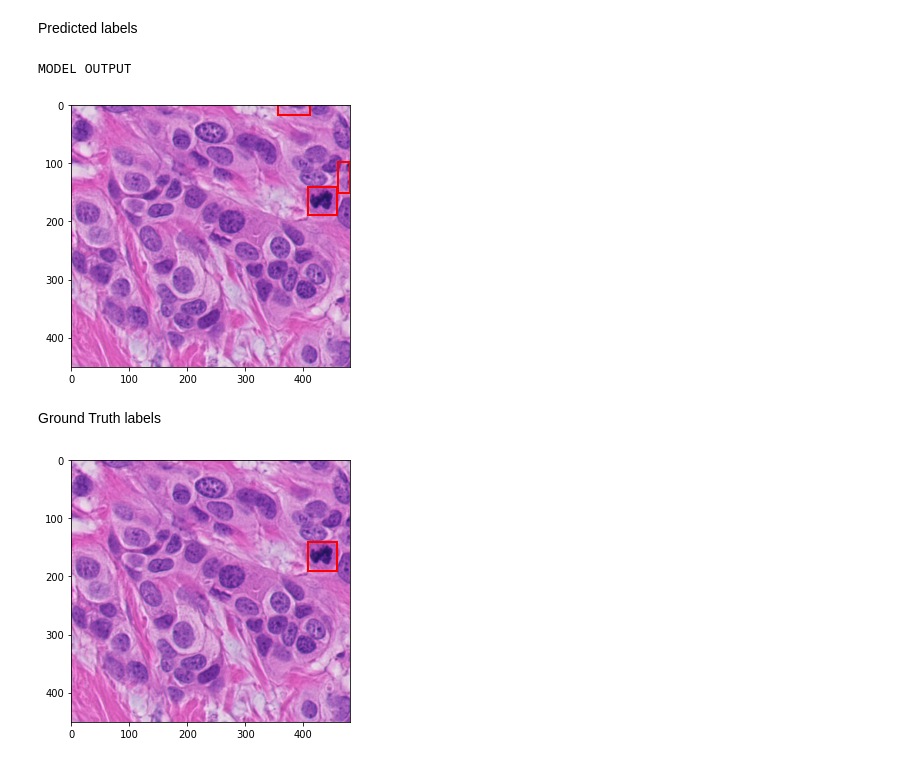
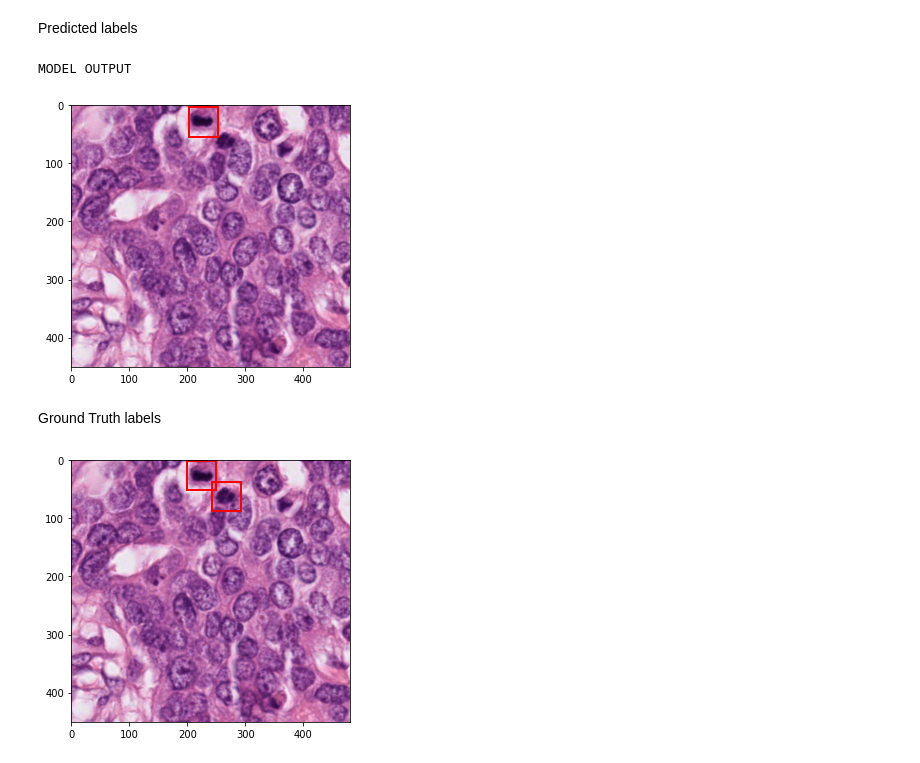
Before and after one commit to Ixiondbz/CSE499, a Jupyter notebook: NEW.ipynb, the cells around one changed output. Drawn from its saved outputs; the diff is of its cells as text; code cells hidden in the pictures.

```diff
--- a/NEW.ipynb
+++ b/NEW.ipynb
@@ -387,30 +390,30 @@ optimizer = torch.optim.SGD(params, lr=0.005, momentum=0.9, weight_decay=0.0005)
 lr_scheduler = torch.optim.lr_scheduler.StepLR(optimizer, step_size=3, gamma=0.1)
 num_epochs = 10
 # %%
-itr = 1
+# itr = 1
 
-for epoch in range(num_epochs):
-  for images,targets in train_data_loader:
-    images = list(image.to(device) for image in images)
-    targets = [{k: v.to(device) for k,v in t.items()} for t in targets]
+# for epoch in range(num_epochs):
+#   for images,targets in train_data_loader:
+#     images = list(image.to(device) for image in images)
+#     targets = [{k: v.to(device) for k,v in t.items()} for t in targets]
 
-    loss_dict = model(images,targets)
+#     loss_dict = model(images,targets)
 
-    losses = sum(loss for loss in loss_dict.values())
-    loss_value = losses.item()
+#     losses = sum(loss for loss in loss_dict.values())
+#     loss_value = losses.item()
 
-    optimizer.zero_grad()
-    losses.backward()
-    optimizer.step()
+#     optimizer.zero_grad()
+#     losses.backward()
+#     optimizer.step()
 
-    if itr % 50 == 0:
-      print(f"Iteration #{itr} loss: {loss_value}")
+#     if itr % 50 == 0:
+#       print(f"Iteration #{itr} loss: {loss_value}")
 
-    itr+=1
+#     itr+=1
 
-    lr_scheduler.step()
+#     lr_scheduler.step()
 
-  print(f"Epoch #{epoch} loss: {loss_value}")
+#   print(f"Epoch #{epoch} loss: {loss_value}")
 # %% [output]
 Epoch #0 loss: 1.278481364250183
 Epoch #1 loss: 1.038503646850586
@@ -430,7 +433,7 @@ Epoch #18 loss: 0.7707308530807495
 Iteration #100 loss: 0.9232560396194458
 Epoch #19 loss: 0.9232560396194458
 # %%
-num_epochs = 20
+num_epochs = 100
 
 for epoch in range(num_epochs):
     # training for one epoch
@@ -531,29 +535,32 @@ def apply_nms(orig_prediction, iou_thresh=0.3):
 # function to convert a torchtensor back to PIL image
 def torch_to_pil(img):
   return torchtrans.ToPILImage()(img).convert('RGB')
+# %%
+test_dir = '/drive/MyDrive/CSE499 Project/Patch Datasets/Hamamatsu S360'
 # %%
-test_dataset = MitosisImagesDataset(files_dir, 481, 451, transforms = get_transform(train=False))
+test_dataset = MitosisImagesDataset(test_dir, 481, 451, transforms = get_transform(train=False))
+dataset      = MitosisImagesDataset(test_dir, 481, 451)
 # %% [markdown]
 Predicted labels
 # %%
 # pick one image from the test set
-img, target = test_dataset[101]
+img, target = test_dataset[200]
 # put the model in evaluation mode
 model.eval()
 with torch.no_grad():
   prediction = model([img.to(device)])[0]
 
 print('MODEL OUTPUT\n')
 nms_prediction = apply_nms(prediction,iou_thresh=0.01)
 
 plot_img_bbox(torch_to_pil(img), nms_prediction)
 # %% [output]
 MODEL OUTPUT
-[figure, old version]
+[figure, new version]
 # %% [markdown]
 Ground Truth labels
 # %%
-img, target = dataset[101]
+img, target = dataset[200]
 plot_img_bbox(img, target)
 # %% [output]
-[figure, old version]
+[figure, new version]
```
Also changed, not shown: parts of 14 cells of this notebook.
